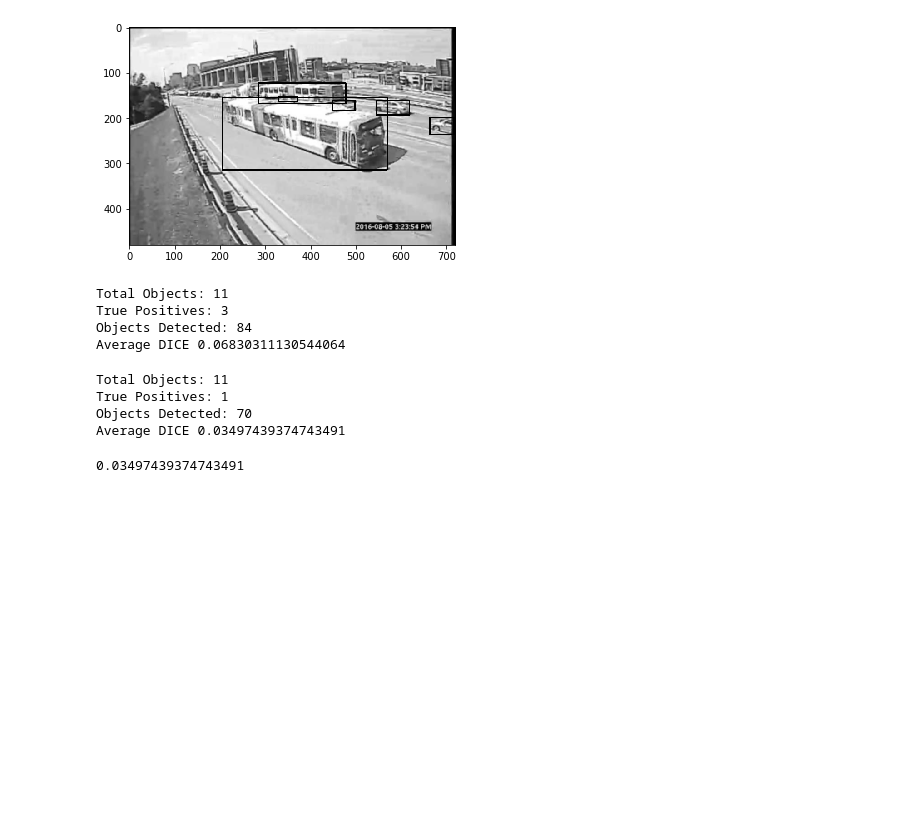
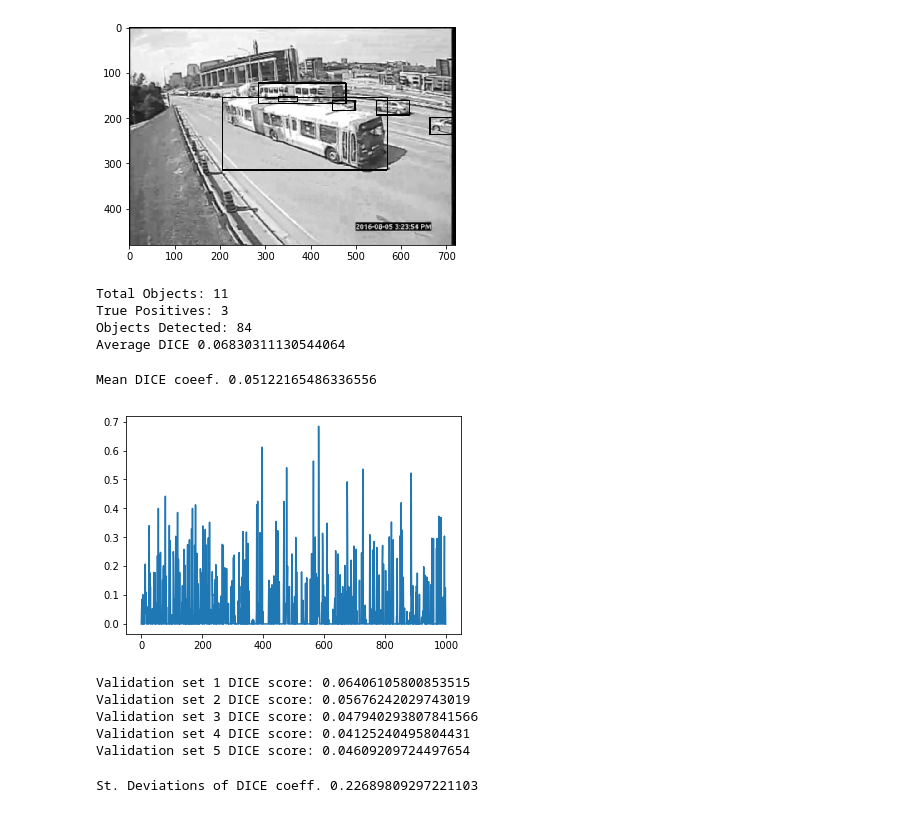
Before and after one commit to bryanjay28/ComputerVisionFinalProject, a Jupyter notebook: object_detection.ipynb, the cells around one changed output. Saved outputs shown, nothing was run; the diff lists cells and outputs as text; code cells hidden in the pictures; blank space fills up the shorter version.

Commit message:
dice coeff

```diff
--- a/object_detection.ipynb
+++ b/object_detection.ipynb
@@ -31,7 +31,7 @@ def load_folder(num_samples):
         if(img_counter==num_samples): break
     return imgs
 
-images = load_folder(100)
+images = load_folder(1000)
 # %%
 model = load_model('my_model.h5')
 enc = LabelEncoder()
@@ -251,6 +263,7 @@ def get_img_dice(imge_num):
     labels = get_gt(imge_num)
     dice_scores = []
     points = []
+    coo = get_pred(imge_num)
     for i in range(len(labels)):
         points = labels[i]
         for co in coo:
@@ -262,18 +275,68 @@ def get_img_dice(imge_num):
     correct_dice = np.array(dice_scores)
     correct_dice = correct_dice[correct_dice>0]
     # print(correct_dice)
-    print('Total Objects:', len(classes))
-    print('True Positives:', len(correct_dice))
-    print('Objects Detected:', len(dice_scores))
+#     print('Total Objects:', len(classes))
+#     print('True Positives:', len(correct_dice))
+#     print('Objects Detected:', len(dice_scores))
     dice = np.mean(correct_dice)
     dice = np.nan_to_num(dice)
-    print('Average DICE', dice)
+#     print('Average DICE', dice)
     return dice
-
-get_img_dice(0)
-# %% [output]
-Total Objects: 11
-True Positives: 1
-Objects Detected: 70
-Average DICE 0.03497439374743491
-0.03497439374743491
+# %%
+k = 5
+size = 200
+test = load_folder(k*size)
+fold_1 = test[:size]
+fold_2 = test[size:2*size]
+fold_3 = test[2*size:3*size]
+fold_4 = test[3*size:4*size]
+fold_5 = test[4*size:]
+
+dice_fold_1 = []
+dice_fold_2 = []
+dice_fold_3 = []
+dice_fold_4 = []
+dice_fold_5 = []
+
+for i in range(size):
+    dice_fold_1.append(get_img_dice(i))
+
+for i in range(size, 2*size):
+    dice_fold_2.append(get_img_dice(i))
+
+for i in range(2*size,3*size):
+    dice_fold_3.append(get_img_dice(i))
+
+for i in range(3*size, 4*size):
+    dice_fold_4.append(get_img_dice(i))
+
+for i in range(4*size,5*size):
+    dice_fold_5.append(get_img_dice(i))
+
+plt.plot(dice_fold_1+dice_fold_2+dice_fold_3+dice_fold_4+dice_fold_5)
+print('Mean DICE coeff.',np.mean(np.array(dice_fold_1+dice_fold_2+dice_fold_3+dice_fold_4+dice_fold_5)))
+plt.show()
+
+dice_fold_1 = np.array(dice_fold_1)
+dice_fold_2 = np.array(dice_fold_2)
+dice_fold_3 = np.array(dice_fold_3)
+dice_fold_4 = np.array(dice_fold_4)
+dice_fold_5 = np.array(dice_fold_5)
+
+print('Validation set 1 DICE score:', np.mean(dice_fold_1))
+print('Validation set 2 DICE score:', np.mean(dice_fold_2))
+print('Validation set 3 DICE score:', np.mean(dice_fold_3))
+print('Validation set 4 DICE score:', np.mean(dice_fold_4))
+print('Validation set 5 DICE score:', np.mean(dice_fold_5))
+# %% [output]
+Mean DICE coeef. 0.05122165486336556
+[figure, added]
+Validation set 1 DICE score: 0.06406105800853515
+Validation set 2 DICE score: 0.05676242029743019
+Validation set 3 DICE score: 0.047940293807841566
+Validation set 4 DICE score: 0.04125240495804431
+Validation set 5 DICE score: 0.04609209724497654
+# %%
+print('St. Deviations of DICE coeff.',np.std(np.array(dice_fold_1+dice_fold_2+dice_fold_3+dice_fold_4+dice_fold_5)))
+# %% [output]
+St. Deviations of DICE coeff. 0.22689809297221103
```
Also changed, not shown: parts of 1 cell of this notebook.
